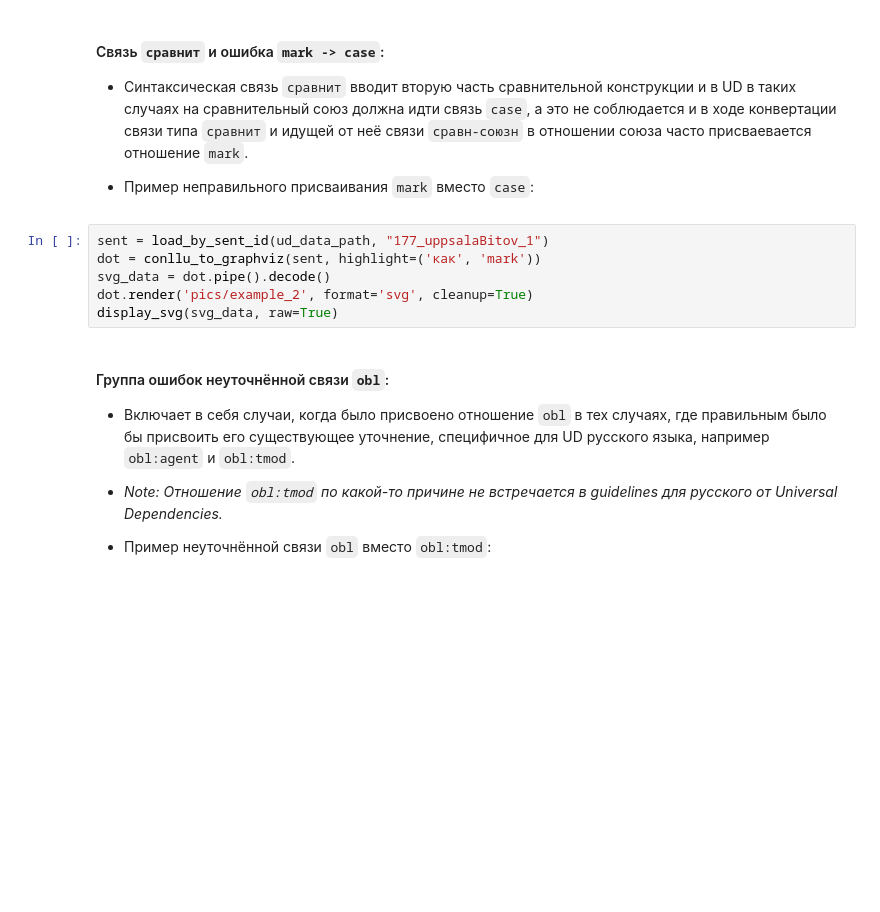
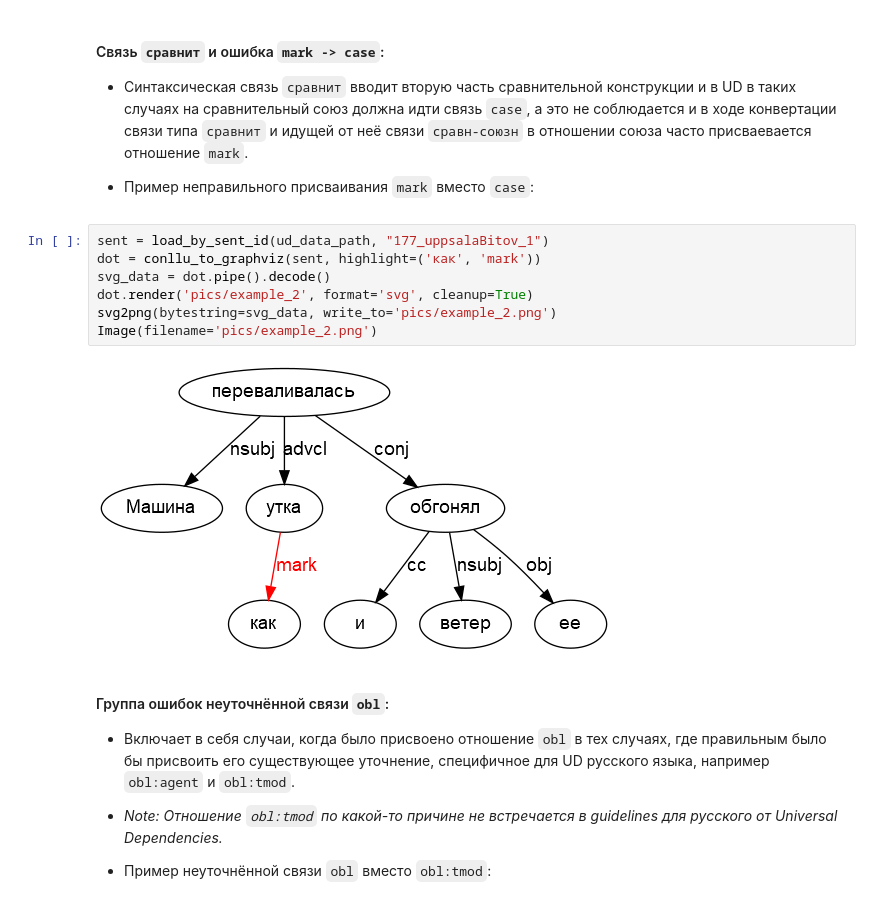
Before and after one commit to Danitim/SynTagRus-UD-Comparison, a Jupyter notebook: analysis.ipynb, the cells around one changed output. Drawn from its saved outputs; the diff is of its cells as text; blank space fills up the shorter version.

```diff
--- a/analysis.ipynb
+++ b/analysis.ipynb
@@ -118,9 +122,12 @@ display_svg(svg_data, raw=True)
 # %%
 sent = load_by_sent_id(ud_data_path, "177_uppsalaBitov_1")
 dot = conllu_to_graphviz(sent, highlight=('как', 'mark'))
 svg_data = dot.pipe().decode()
 dot.render('pics/example_2', format='svg', cleanup=True)
-display_svg(svg_data, raw=True)
+svg2png(bytestring=svg_data, write_to='pics/example_2.png')
+Image(filename='pics/example_2.png')
+# %% [output]
+[figure, added]
 # %% [markdown]
 #### Группа ошибок неуточнённой связи `obl`:
 
```
Also changed, not shown: parts of 4 cells of this notebook, 4 other files.
